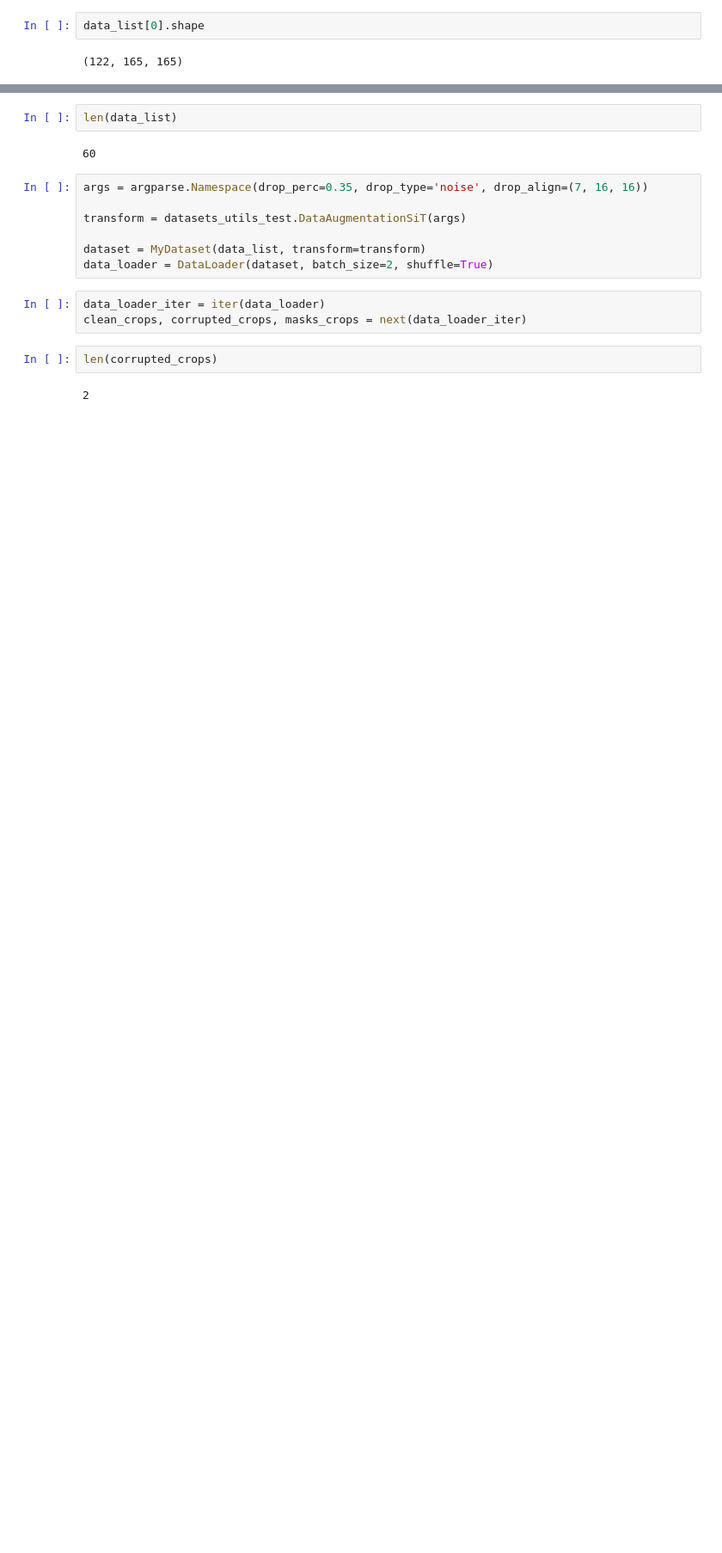
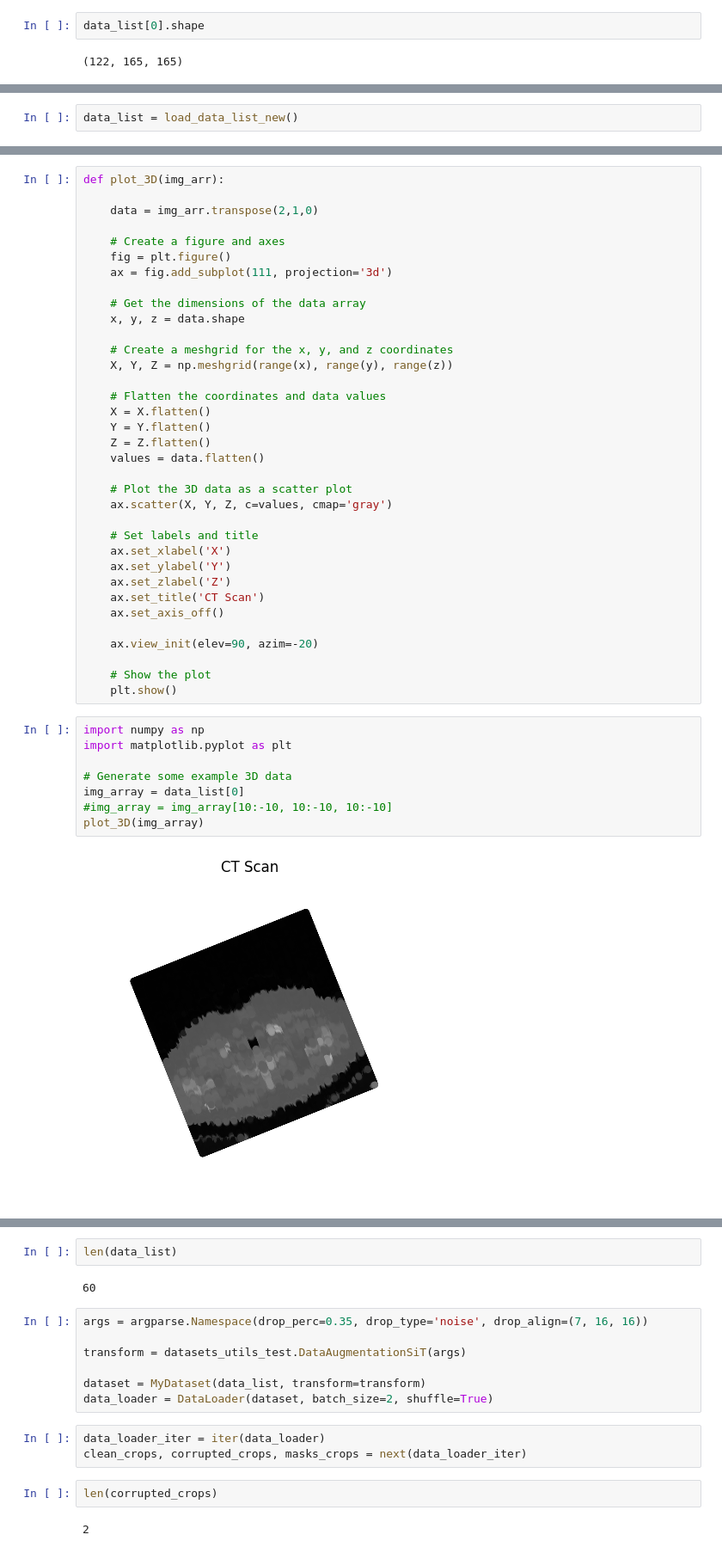
Before and after one commit to AliAfs/SiT_3D, a Jupyter notebook: test_general.ipynb, the cells around one changed output, grey strips where cells are left out. Shown at 86% size. Saved outputs shown, nothing was run; the diff lists cells and outputs as text; blank space fills up the shorter version.

```diff
--- a/test_general.ipynb
+++ b/test_general.ipynb
@@ -45 +98,3 @@ data_list[0].shape
+# %%
+data_list = load_data_list_new()
 # %%
@@ -48,0 +104,45 @@ data_list[0].size
+# %%
+def plot_3D(img_arr):
+
+    data = img_arr.transpose(2,1,0)
+
+    # Create a figure and axes
+    fig = plt.figure()
+    ax = fig.add_subplot(111, projection='3d')
+
+    # Get the dimensions of the data array
+    x, y, z = data.shape
+
+    # Create a meshgrid for the x, y, and z coordinates
+    X, Y, Z = np.meshgrid(range(x), range(y), range(z))
+
+    # Flatten the coordinates and data values
+    X = X.flatten()
+    Y = Y.flatten()
+    Z = Z.flatten()
+    values = data.flatten()
+
+    # Plot the 3D data as a scatter plot
+    ax.scatter(X, Y, Z, c=values, cmap='gray')
+
+    # Set labels and title
+    ax.set_xlabel('X')
+    ax.set_ylabel('Y')
+    ax.set_zlabel('Z')
+    ax.set_title('CT Scan')
+    ax.set_axis_off()
+
+    ax.view_init(elev=90, azim=-20)
+
+    # Show the plot
+    plt.show()
+# %%
+import numpy as np
+import matplotlib.pyplot as plt
+
+# Generate some example 3D data
+img_array = data_list[0]
+#img_array = img_array[10:-10, 10:-10, 10:-10]
+plot_3D(img_array)
+# %% [output]
+[figure, added]
```
Also changed, not shown: parts of 10 cells of this notebook, 4 other files.
